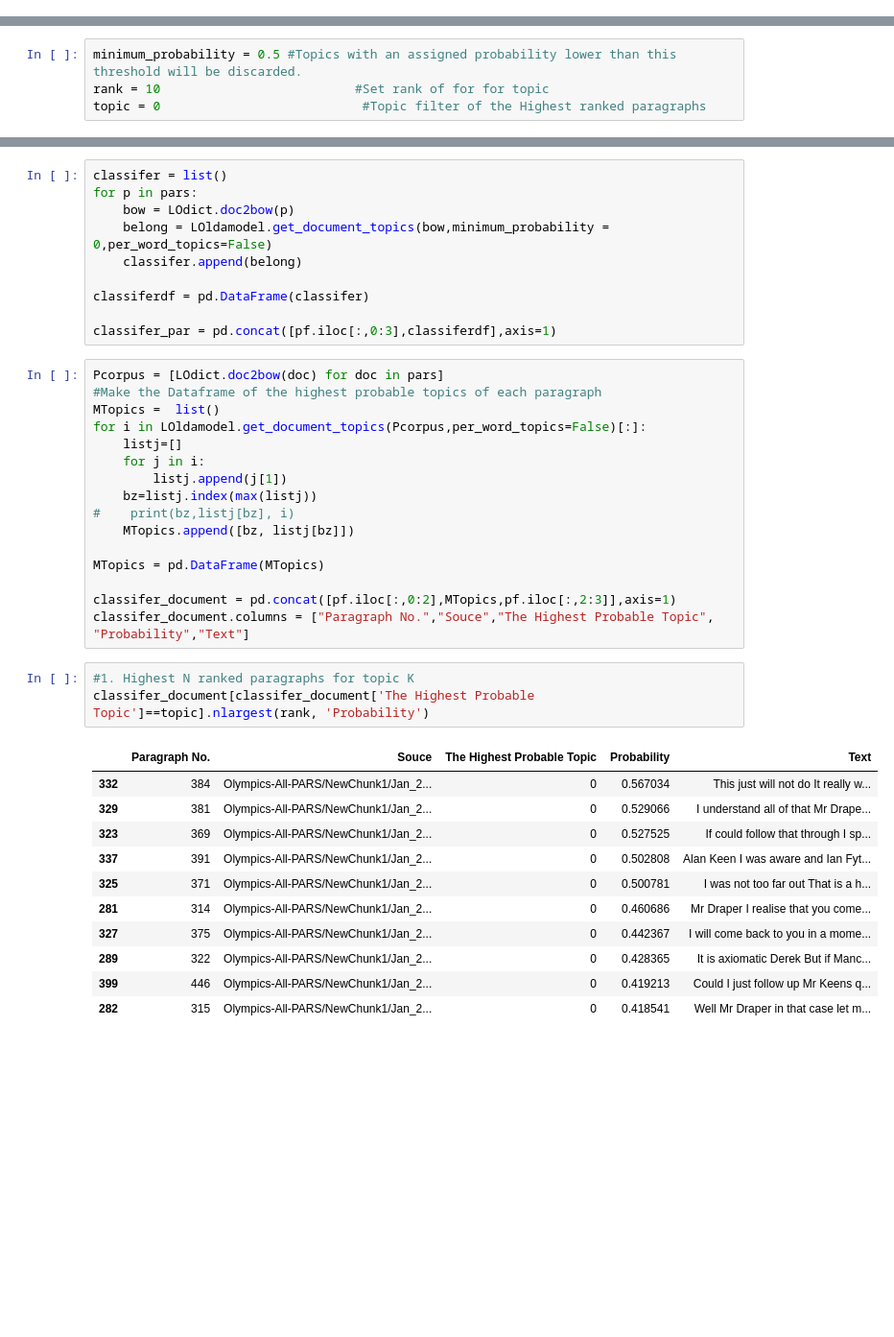
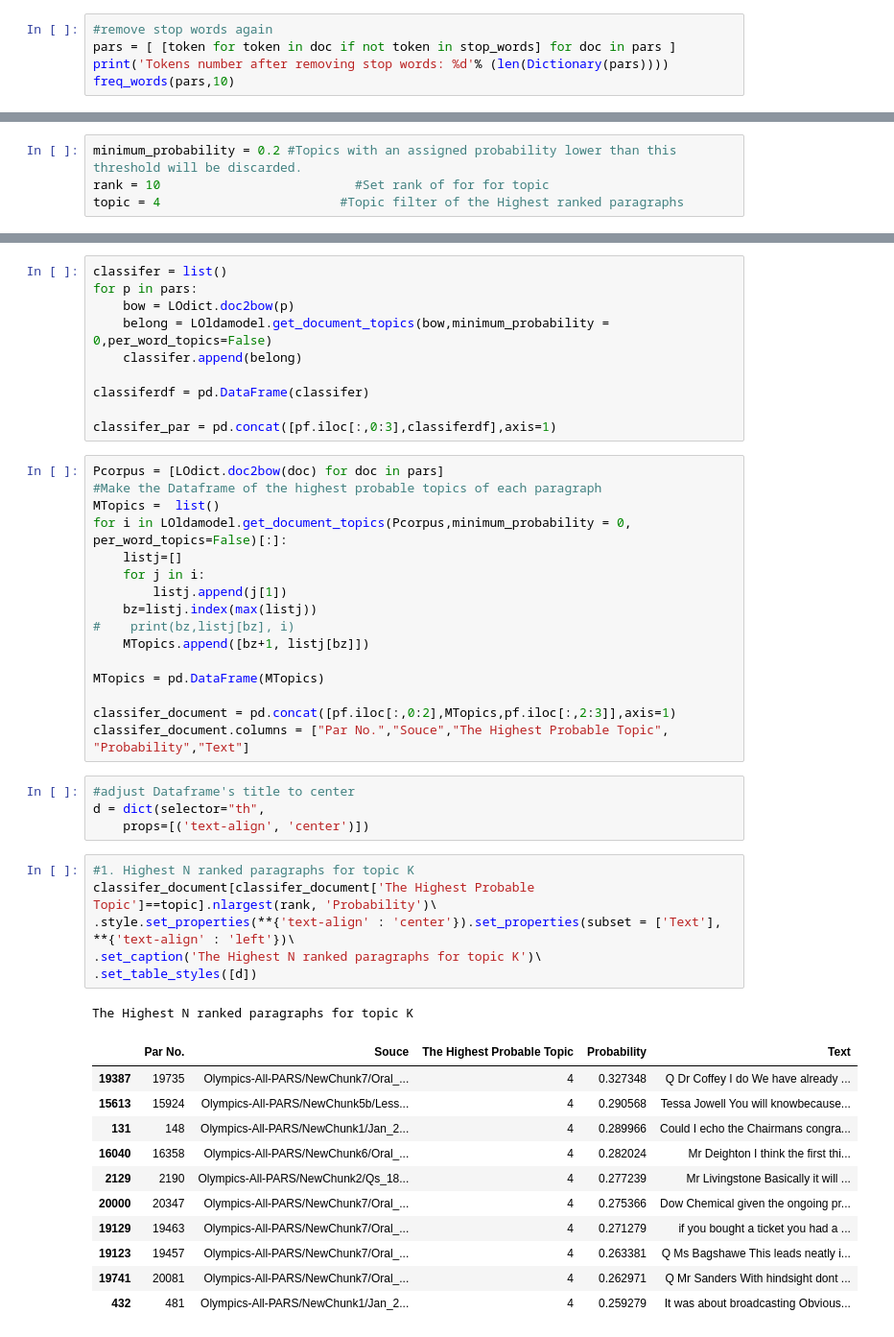
Before and after one commit to ZouZijie/Topic-Modelling-Project, a Jupyter notebook: Topic modelling of London Olympics Corpus (training on DOCS, classify on PARAS).ipynb, the cells around one changed output, grey strips where cells are left out. Shown at 96% size. Cells and saved outputs as stored; diff of their text form; blank space fills up the shorter version.

```diff
--- a/Topic modelling of London Olympics Corpus (training on DOCS, classify on PARAS).ipynb
+++ b/Topic modelling of London Olympics Corpus (training on DOCS, classify on PARAS).ipynb
@@ -391 +425,6 @@ Tokens number after lemmatization: 14731
 [figure]
+# %%
+#remove stop words again
+pars = [ [token for token in doc if not token in stop_words] for doc in pars ]
+print('Tokens number after removing stop words: %d'% (len(Dictionary(pars))))
+freq_words(pars,10)
@@ -407,9 +449,9 @@ Tokens number after adding bigram: 15440
 # %% [markdown]
 ### 3.3.1 Parameter Setting
 # %%
-minimum_probability = 0.5 #Topics with an assigned probability lower than this threshold will be discarded.
+minimum_probability = 0.2 #Topics with an assigned probability lower than this threshold will be discarded.
 rank = 10                          #Set rank of for for topic
-topic = 0                           #Topic filter of the Highest ranked paragraphs
+topic = 4                        #Topic filter of the Highest ranked paragraphs
 # %% [markdown]
 ### 3.3.2 PARS Classification
 # %%
@@ -426,32 +468,40 @@ classifer_par = pd.concat([pf.iloc[:,0:3],classiferdf],axis=1)
 Pcorpus = [LOdict.doc2bow(doc) for doc in pars]
 #Make the Dataframe of the highest probable topics of each paragraph
 MTopics =  list()
-for i in LOldamodel.get_document_topics(Pcorpus,per_word_topics=False)[:]:
+for i in LOldamodel.get_document_topics(Pcorpus,minimum_probability = 0, per_word_topics=False)[:]:
     listj=[]
     for j in i:
         listj.append(j[1])
     bz=listj.index(max(listj))
 #    print(bz,listj[bz], i)
-    MTopics.append([bz, listj[bz]])
+    MTopics.append([bz+1, listj[bz]])
 
 MTopics = pd.DataFrame(MTopics)
 
 classifer_document = pd.concat([pf.iloc[:,0:2],MTopics,pf.iloc[:,2:3]],axis=1)
-classifer_document.columns = ["Paragraph No.","Souce","The Highest Probable Topic", "Probability","Text"]
+classifer_document.columns = ["Par No.","Souce","The Highest Probable Topic", "Probability","Text"]
+# %%
+#adjust Dataframe's title to center
+d = dict(selector="th",
+    props=[('text-align', 'center')])
 # %%
 #1.	Highest N ranked paragraphs for topic K
-classifer_document[classifer_document['The Highest Probable Topic']==topic].nlargest(rank, 'Probability')
+classifer_document[classifer_document['The Highest Probable Topic']==topic].nlargest(rank, 'Probability')\
+.style.set_properties(**{'text-align' : 'center'}).set_properties(subset = ['Text'], **{'text-align' : 'left'})\
+.set_caption('The Highest N ranked paragraphs for topic K')\
+.set_table_styles([d])
 # %% [output]
+The Highest N ranked paragraphs for topic K
-|  | Paragraph No. | Souce | The Highest Probable Topic | Probability | Text |
-| 332 | 384 | Olympics-All-PARS/NewChunk1/Jan_2... | 0 | 0.567034 | This just will not do It really w... |
-| 329 | 381 | Olympics-All-PARS/NewChunk1/Jan_2... | 0 | 0.529066 | I understand all of that Mr Drape... |
-| 323 | 369 | Olympics-All-PARS/NewChunk1/Jan_2... | 0 | 0.527525 | If could follow that through I sp... |
-| 337 | 391 | Olympics-All-PARS/NewChunk1/Jan_2... | 0 | 0.502808 | Alan Keen I was aware and Ian Fyt... |
-| 325 | 371 | Olympics-All-PARS/NewChunk1/Jan_2... | 0 | 0.500781 | I was not too far out That is a h... |
-| 281 | 314 | Olympics-All-PARS/NewChunk1/Jan_2... | 0 | 0.460686 | Mr Draper I realise that you come... |
-| 327 | 375 | Olympics-All-PARS/NewChunk1/Jan_2... | 0 | 0.442367 | I will come back to you in a mome... |
-| 289 | 322 | Olympics-All-PARS/NewChunk1/Jan_2... | 0 | 0.428365 | It is axiomatic Derek But if Manc... |
-| 399 | 446 | Olympics-All-PARS/NewChunk1/Jan_2... | 0 | 0.419213 | Could I just follow up Mr Keens q... |
-| 282 | 315 | Olympics-All-PARS/NewChunk1/Jan_2... | 0 | 0.418541 | Well Mr Draper in that case let m... |
+|  | Par No. | Souce | The Highest Probable Topic | Probability | Text |
+| 19387 | 19735 | Olympics-All-PARS/NewChunk7/Oral_... | 4 | 0.327348 | Q Dr Coffey I do We have already ... |
+| 15613 | 15924 | Olympics-All-PARS/NewChunk5b/Less... | 4 | 0.290568 | Tessa Jowell You will knowbecause... |
+| 131 | 148 | Olympics-All-PARS/NewChunk1/Jan_2... | 4 | 0.289966 | Could I echo the Chairmans congra... |
+| 16040 | 16358 | Olympics-All-PARS/NewChunk6/Oral_... | 4 | 0.282024 | Mr Deighton I think the first thi... |
+| 2129 | 2190 | Olympics-All-PARS/NewChunk2/Qs_18... | 4 | 0.277239 | Mr Livingstone Basically it will ... |
+| 20000 | 20347 | Olympics-All-PARS/NewChunk7/Oral_... | 4 | 0.275366 | Dow Chemical given the ongoing pr... |
+| 19129 | 19463 | Olympics-All-PARS/NewChunk7/Oral_... | 4 | 0.271279 | if you bought a ticket you had a ... |
+| 19123 | 19457 | Olympics-All-PARS/NewChunk7/Oral_... | 4 | 0.263381 | Q Ms Bagshawe This leads neatly i... |
+| 19741 | 20081 | Olympics-All-PARS/NewChunk7/Oral_... | 4 | 0.262971 | Q Mr Sanders With hindsight dont ... |
+| 432 | 481 | Olympics-All-PARS/NewChunk1/Jan_2... | 4 | 0.259279 | It was about broadcasting Obvious... |
 # %%
 #2.	Highest N ranked paragraphs overall
```
Also changed, not shown: parts of 25 cells of this notebook, 1 other file.
